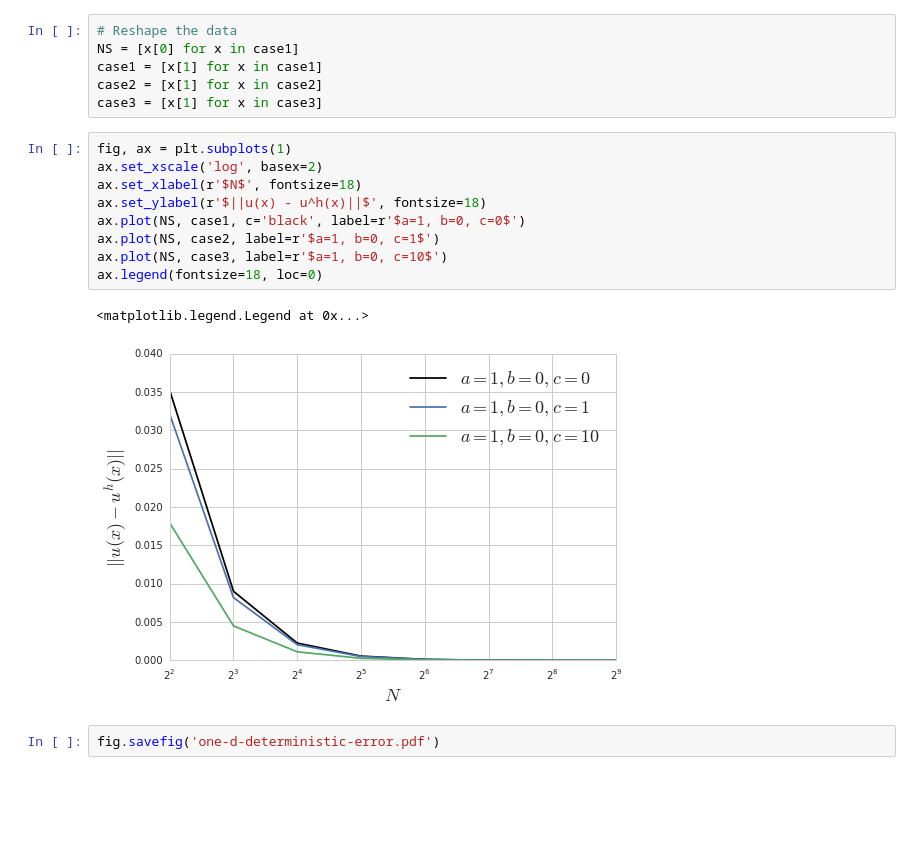
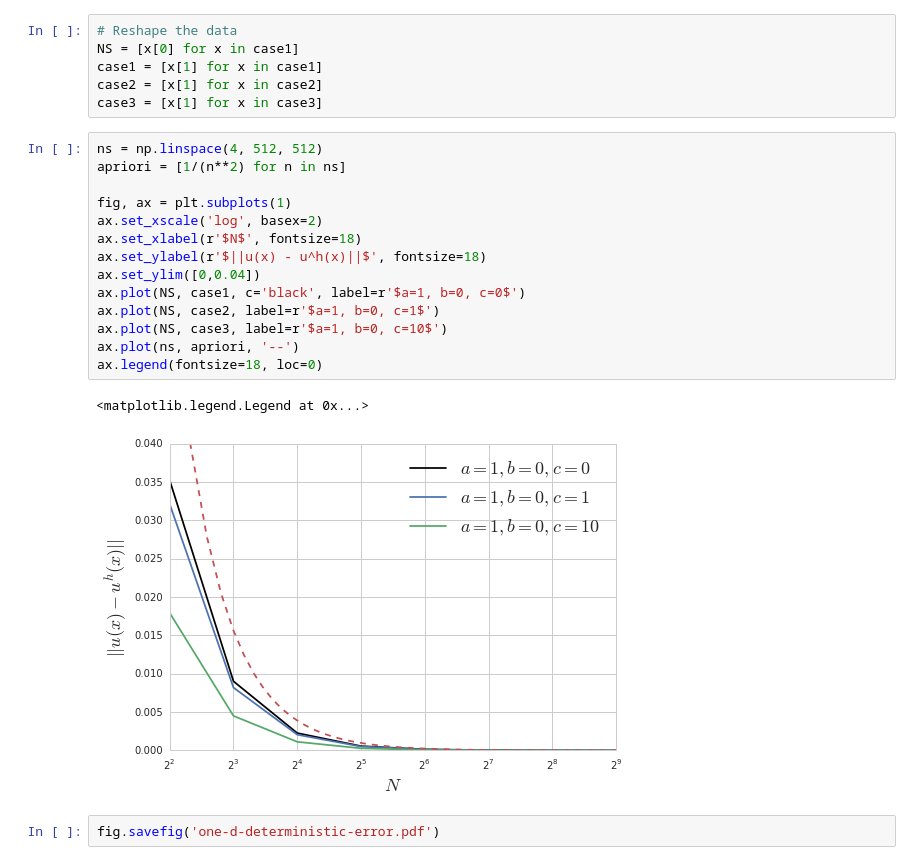
Before and after one commit to alcarney/polynomial_chaos, a Jupyter notebook: src/oned_deterministic.ipynb, the cells around one changed output. Saved outputs shown, nothing was run; the diff lists cells and outputs as text; blank space fills up the shorter version.

```diff
--- a/src/one_d_deterministic.ipynb
+++ b/src/oned_deterministic.ipynb
@@ -97,16 +97,21 @@ case1 = [x[1] for x in case1]
 case2 = [x[1] for x in case2]
 case3 = [x[1] for x in case3]
 # %%
+ns = np.linspace(4, 512, 512)
+apriori = [1/(n**2) for n in ns]
+
 fig, ax = plt.subplots(1)
 ax.set_xscale('log', basex=2)
 ax.set_xlabel(r'$N$', fontsize=18)
 ax.set_ylabel(r'$||u(x) - u^h(x)||$', fontsize=18)
+ax.set_ylim([0,0.04])
 ax.plot(NS, case1, c='black', label=r'$a=1, b=0, c=0$')
 ax.plot(NS, case2, label=r'$a=1, b=0, c=1$')
 ax.plot(NS, case3, label=r'$a=1, b=0, c=10$')
+ax.plot(ns, apriori, '--')
 ax.legend(fontsize=18, loc=0)
 # %% [output]
 <matplotlib.legend.Legend at 0x...>
-[figure, old version]
+[figure, new version]
 # %%
 fig.savefig('one-d-deterministic-error.pdf')
```
Also changed, not shown: 23 other files.
